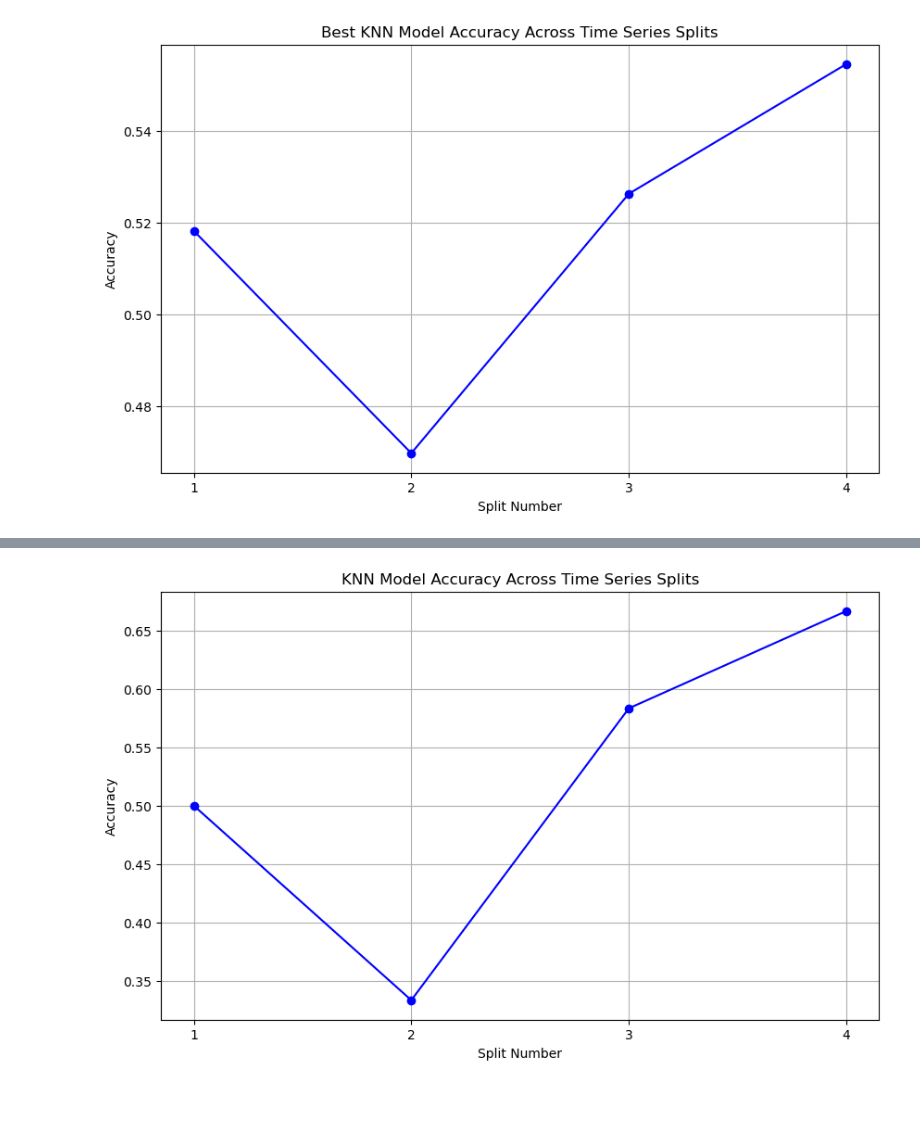
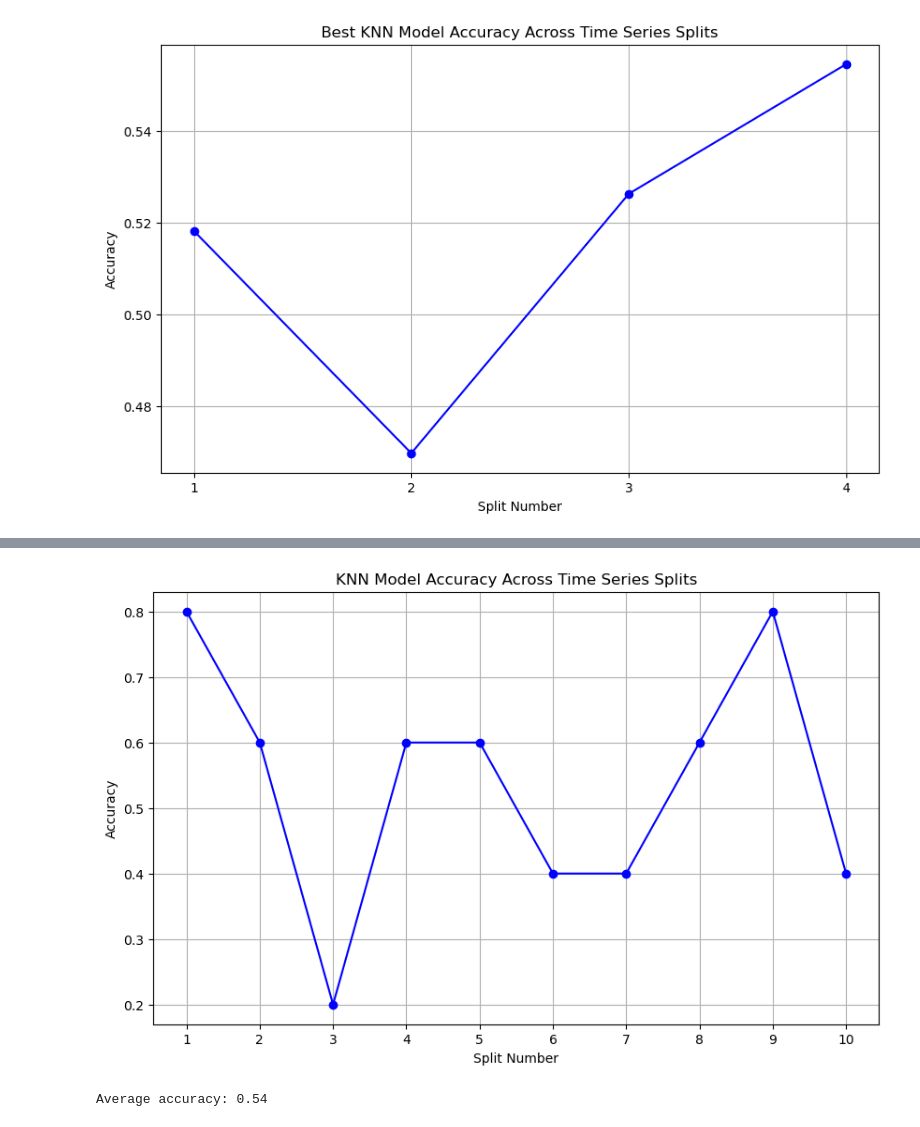
Before and after one commit to Arnabds/equity-vs-commodity, a Jupyter notebook: Minh_notebook/Minh_KNN_class.ipynb, the cells around one changed output, grey strips where cells are left out. Saved outputs shown, nothing was run; the diff lists cells and outputs as text; code cells hidden in the pictures; blank space fills up the shorter version.

```diff
--- a/Minh_notebook/Minh_KNN_class.ipynb
+++ b/Minh_notebook/Minh_KNN_class.ipynb
@@ -527,8 +521,12 @@ plot_model(acc_best_third)
-# %%
-# Best last split KNN
-acc_best_last = train_test_model(
-    df_last_60,best_params_by_last[0],best_params_by_last[1],best_params_by_last[2]
-)
-plot_model(acc_best_last)
-# %% [output]
-[figure, removed]
+# %%
+# 2nd Best
+acc_2nd_best_avg = train_test_model(
+    k=second_best_params[0],
+    _metric=second_best_params[1],
+    weight=second_best_params[2]
+)
+plot_model(acc_2nd_best_avg)
+print(f"Average accuracy: {sum(acc_2nd_best_avg)/len(acc_2nd_best_avg)}")
+# %% [output]
+[figure, added]
+Average accuracy: 0.54
```
Also changed, not shown: parts of 31 cells of this notebook.
